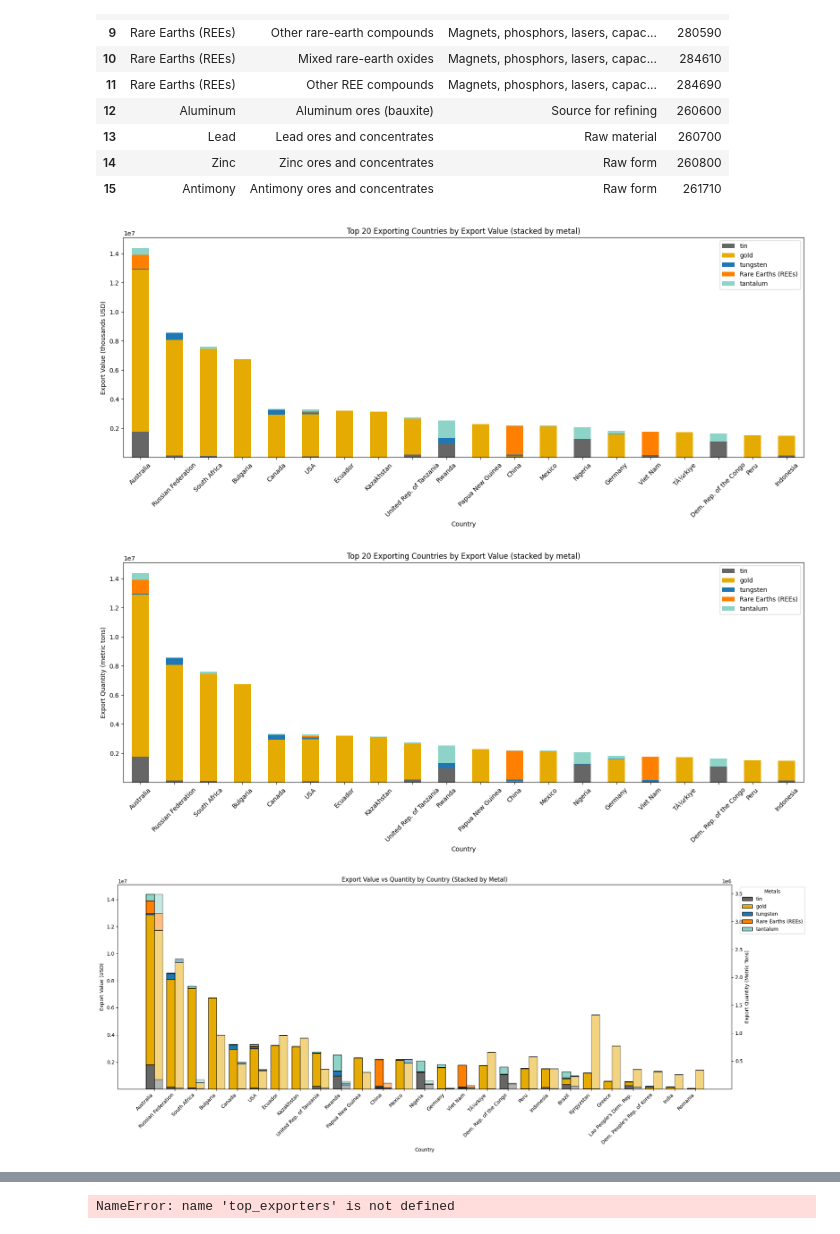
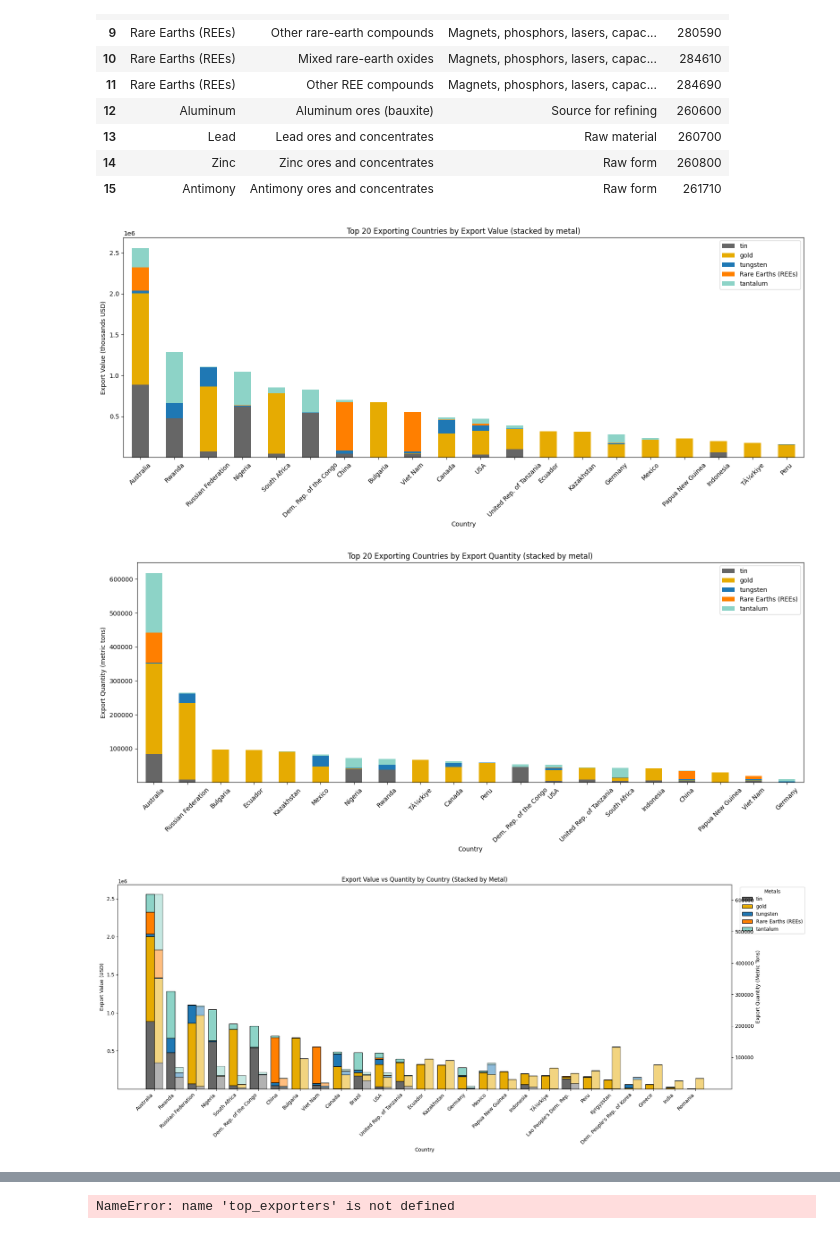
Before and after one commit to pgunhal/E-Waste-Research, a Jupyter notebook: src/mining_metalwise_analysis_stacked.ipynb, the cells around one changed output, grey strips where cells are left out. Cells and saved outputs as stored; diff of their text form; code cells hidden in the pictures.

```diff
--- a/src/mining_metalwise_analysis_stacked.ipynb
+++ b/src/mining_metalwise_analysis_stacked.ipynb
@@ -66,11 +69,12 @@ color_map = {
     # "tungsten": "#1f78b4", "graphite": "#6a3d9a", "Rare Earths (REEs)": "#ff7f00",
     # "tantalum": "#8dd3c7", "indium": "#fb8072", "germanium": "#80b1d3", "gallium": "#fdb462", "lead": "#b3b3b3",
     # "lithium": "#1b9e77",
-    "Rare Earths (REEs)": "#ff7f00",
-    "gold": "#e6ab02",
-    "tin": "#666666",
-    "tungsten": "#1f78b4",
-    "tantalum": "#8dd3c7",
+    # "aluminium": ["#a6761d", 0.01, 14.8], #skews data a lot
+    "Rare Earths (REEs)": ["#ff7f00", .3, 632], #need to verify
+    "gold": ["#e6ab02", 0.1, 5100], #need to verify
+    "tin": ["#666666", 0.5, 33.9],
+    "tungsten": ["#1f78b4", 0.5, 68.5],
+    "tantalum": ["#8dd3c7", 0.51, 262],
 }
 
 # Aggregate export data
@@ -86,7 +90,6 @@ for metal in metal_dirs:
         df.rename(columns={"i": "exporter", "j": "importer", "k": "hs_code", "v": "value", "q": "quantity"}, inplace=True)
         df = df[df["year"].isin(years)]
         df = df[df["hs_code"].isin(mining_hs_codes["HS Code"])]
-        # print(df[df['hs_code'] == 280530])
         grouped = df.groupby("exporter").agg({"value": "sum", "quantity": "sum"}).reset_index()
         for _, row in grouped.iterrows():
             export_value[int(row["exporter"])][metal] += row["value"]
@@ -107,6 +110,11 @@ quantity_df.index = quantity_df.index.map(lambda x: country_lookup.get(x, f"Code
 valid_metals = [col for col in value_df.columns if col in color_map]
 value_df[valid_metals] = value_df[valid_metals].apply(pd.to_numeric, errors='coerce')
 value_totals = value_df[valid_metals].sum(axis=1)
+
+for metal in valid_metals:
+    weight = color_map[metal][1]
+    value_df[metal] *= weight
+
 nonzero_totals = value_totals[value_totals > 0]
 
 top_n = min(20, len(nonzero_totals))
@@ -124,7 +132,7 @@ non_empty_metals = value_df_top[valid_metals].dropna(axis=1, how='all').columns.
 if not non_empty_metals:
     print("No numeric data available for selected metals and countries.")
 else:
-    colors = [color_map[m] for m in non_empty_metals]
+    colors = [color_map[m][0] for m in non_empty_metals]
     fig, ax = plt.subplots(figsize=(16, 7))
     value_df_top[non_empty_metals].plot(kind="bar", stacked=True, color=colors, ax=ax)
     ax.set_title(f"Top {top_n} Exporting Countries by Export Value (stacked by metal)")
@@ -134,36 +142,41 @@ else:
     plt.tight_layout()
     plt.show()
 # %% [output]
-[figure, old version]
+[figure, new version]
 # %%
 valid_metals = [col for col in quantity_df.columns if col in color_map]
 quantity_df[valid_metals] = quantity_df[valid_metals].apply(pd.to_numeric, errors='coerce')
 quantity_totals = quantity_df[valid_metals].sum(axis=1)
+
+for metal in valid_metals:
+    weight = color_map[metal][1]
+    quantity_df[metal] *= weight
+
 nonzero_totals = quantity_totals[value_totals > 0]
 
 top_n = min(20, len(nonzero_totals))
 top_exporters_quantity = nonzero_totals.nlargest(top_n).index
 
 quantity_df_top = quantity_df.loc[top_exporters_value].copy()
 quantity_df_top["total"] = quantity_df_top[valid_metals].sum(axis=1)
 quantity_df_top = quantity_df_top.sort_values(by="total", ascending=False).drop(columns="total")
 
 non_empty_metals = quantity_df_top[valid_metals].dropna(axis=1, how='all').columns.tolist()
 
 if not non_empty_metals:
     print("No numeric data available for selected metals and countries.")
 else:
-    colors = [color_map[m] for m in non_empty_metals]
+    colors = [color_map[m][0] for m in non_empty_metals]
     fig, ax = plt.subplots(figsize=(16, 7))
-    value_df_top[non_empty_metals].plot(kind="bar", stacked=True, color=colors, ax=ax)
-    ax.set_title(f"Top {top_n} Exporting Countries by Export Value (stacked by metal)")
+    quantity_df_top[non_empty_metals].plot(kind="bar", stacked=True, color=colors, ax=ax)
+    ax.set_title(f"Top {top_n} Exporting Countries by Export Quantity (stacked by metal)")
     ax.set_ylabel("Export Quantity (metric tons)")
     ax.set_xlabel("Country")
     plt.xticks(rotation=45)
     plt.tight_layout()
     plt.show()
 # %% [output]
-[figure, old version]
+[figure, new version]
 # %%
 import matplotlib.pyplot as plt
 import pandas as pd
@@ -199,7 +212,7 @@ for metal in valid_metals:
     label = metal if metal not in shown_labels else None
     ax_val.bar(x - bar_width/2, value_df_filtered[metal], width=bar_width,
                bottom=bottom_val, label=label,
-               color=color_map[metal], edgecolor='black')
+               color=color_map[metal][0], edgecolor='black')
     bottom_val += value_df_filtered[metal]
     shown_labels.add(metal)
 
@@ -207,7 +220,7 @@ for metal in valid_metals:
 bottom_qty = np.zeros(len(ordered_exporters))
 for metal in valid_metals:
     ax_qty.bar(x + bar_width/2, quantity_df_filtered[metal], width=bar_width,
-               bottom=bottom_qty, color=color_map[metal], edgecolor='black', alpha=0.5)
+               bottom=bottom_qty, color=color_map[metal][0], edgecolor='black', alpha=0.5)
     bottom_qty += quantity_df_filtered[metal]
 
 # === Axis styling ===
@@ -226,7 +239,7 @@ ax_val.legend(title="Metals", bbox_to_anchor=(1.01, 1), loc="upper left")
 plt.tight_layout()
 plt.show()
 # %% [output]
-[figure, old version]
+[figure, new version]
 # %%
 import matplotlib.pyplot as plt
 import pandas as pd
```
Also changed, not shown: parts of 3 cells of this notebook.
